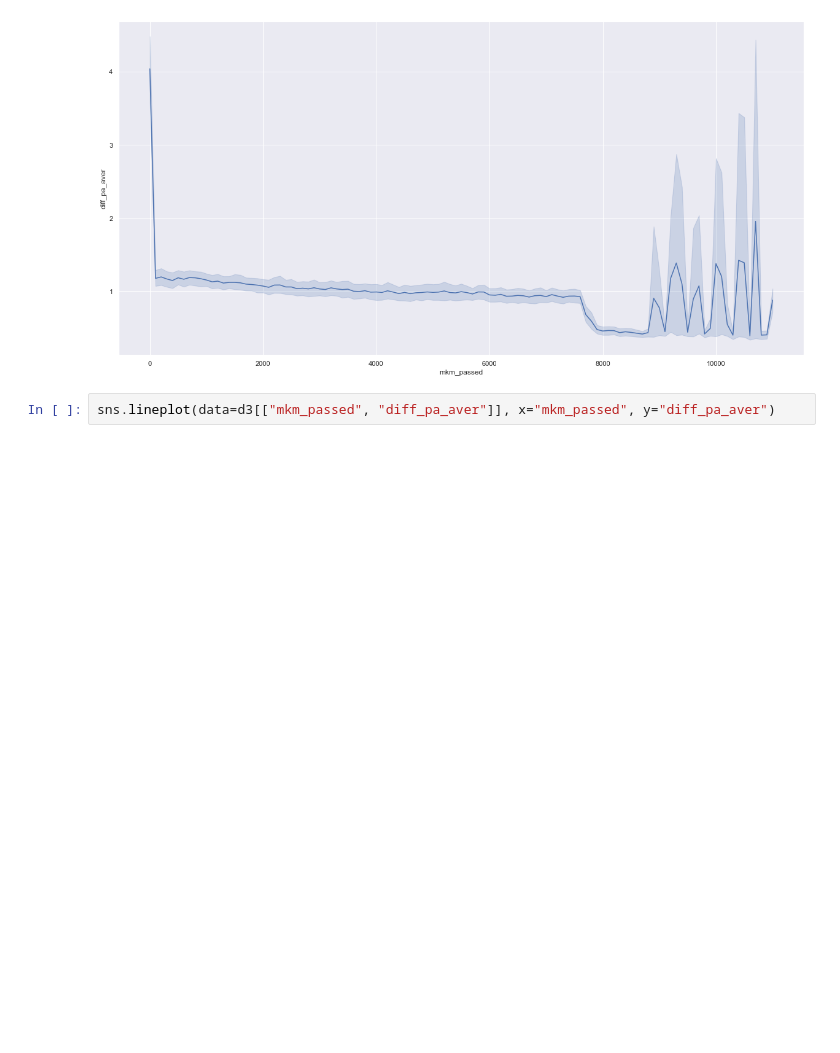
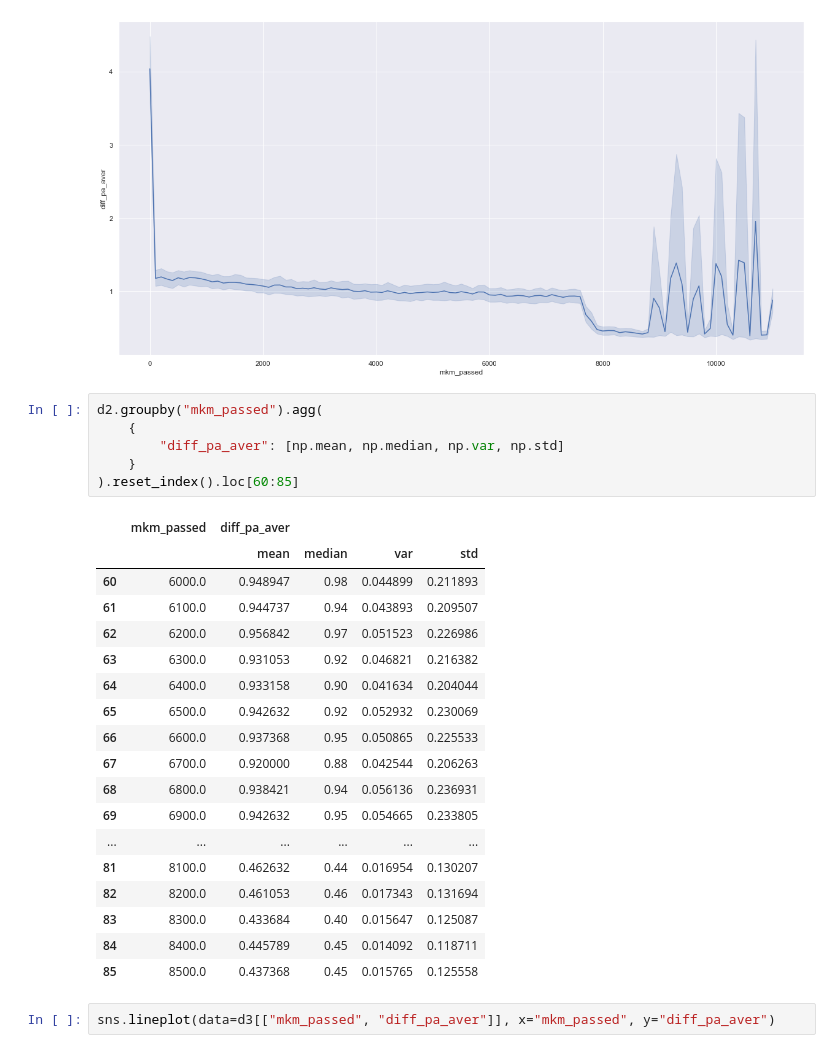
Before and after one commit to avmlds/touch-sensor, a Jupyter notebook: python/Untitled1.ipynb, the cells around one changed output. Cells and saved outputs as stored; diff of their text form; blank space fills up the shorter version.

```diff
--- a/python/Untitled1.ipynb
+++ b/python/Untitled1.ipynb
@@ -20,6 +47,31 @@ sns.lineplot(data=d2[["mkm_passed", "diff_pa_aver"]], x="mkm_passed", y="diff_pa
 # %% [output]
 <AxesSubplot:xlabel='mkm_passed', ylabel='diff_pa_aver'>
 [figure]
+# %%
+d2.groupby("mkm_passed").agg(
+    {
+        "diff_pa_aver": [np.mean, np.median, np.var, np.std]
+    }
+).reset_index().loc[60:85]
+# %% [output]
+|  | mkm_passed | diff_pa_aver |  |  |  |
+|  |  | mean | median | var | std |
+| 60 | 6000.0 | 0.948947 | 0.98 | 0.044899 | 0.211893 |
+| 61 | 6100.0 | 0.944737 | 0.94 | 0.043893 | 0.209507 |
+| 62 | 6200.0 | 0.956842 | 0.97 | 0.051523 | 0.226986 |
+| 63 | 6300.0 | 0.931053 | 0.92 | 0.046821 | 0.216382 |
+| 64 | 6400.0 | 0.933158 | 0.90 | 0.041634 | 0.204044 |
+| 65 | 6500.0 | 0.942632 | 0.92 | 0.052932 | 0.230069 |
+| 66 | 6600.0 | 0.937368 | 0.95 | 0.050865 | 0.225533 |
+| 67 | 6700.0 | 0.920000 | 0.88 | 0.042544 | 0.206263 |
+| 68 | 6800.0 | 0.938421 | 0.94 | 0.056136 | 0.236931 |
+| 69 | 6900.0 | 0.942632 | 0.95 | 0.054665 | 0.233805 |
+| ... | ... | ... | ... | ... | ... |
+| 81 | 8100.0 | 0.462632 | 0.44 | 0.016954 | 0.130207 |
+| 82 | 8200.0 | 0.461053 | 0.46 | 0.017343 | 0.131694 |
+| 83 | 8300.0 | 0.433684 | 0.40 | 0.015647 | 0.125087 |
+| 84 | 8400.0 | 0.445789 | 0.45 | 0.014092 | 0.118711 |
+| 85 | 8500.0 | 0.437368 | 0.45 | 0.015765 | 0.125558 |
 # %%
 sns.lineplot(data=d3[["mkm_passed", "diff_pa_aver"]], x="mkm_passed", y="diff_pa_aver")
 # %% [output]
```
Also changed, not shown: parts of 2 cells of this notebook.
